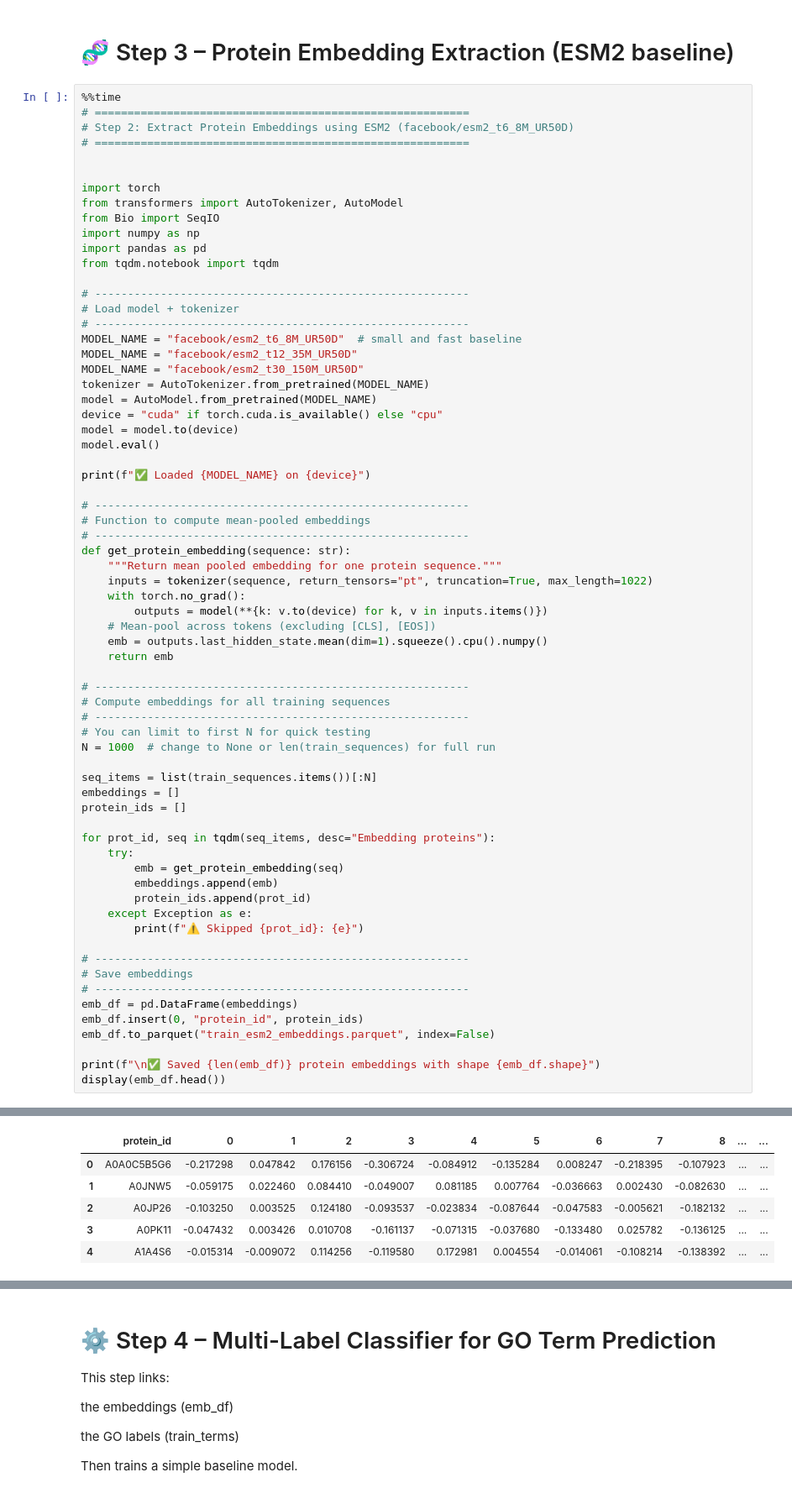
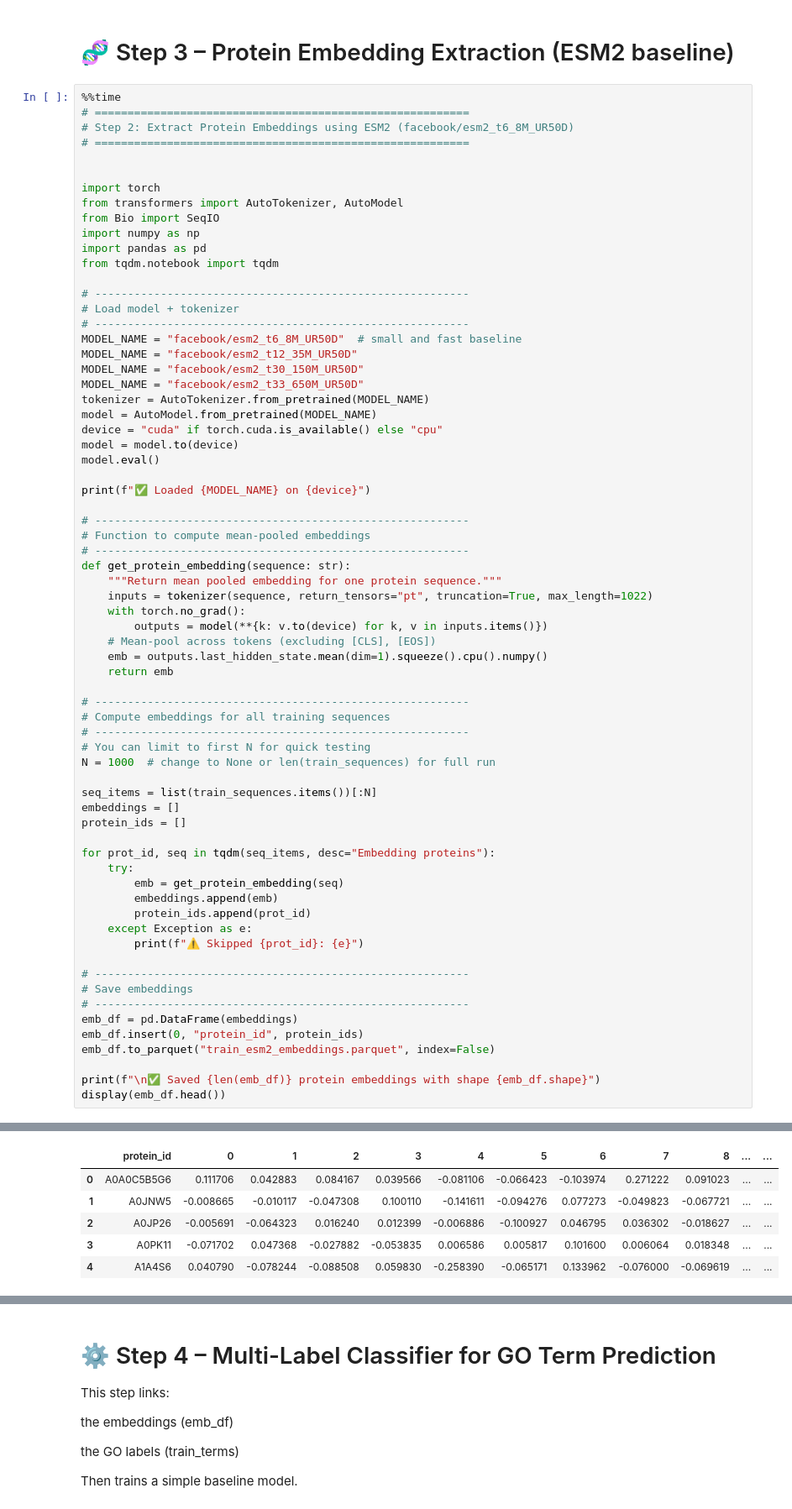
Before and after one commit to dalloliogm/kaggle_competitions, a Jupyter notebook: cafa6-v8-gpu-baseline-esm2-8m.ipynb, the cells around one changed output, grey strips where cells are left out. Shown at 84% size. Drawn from its saved outputs; the diff is of its cells as text.

```diff
--- a/cafa6-v8-gpu-baseline-esm2-8m.ipynb
+++ b/cafa6-v8-gpu-baseline-esm2-8m.ipynb
@@ -303,6 +303,7 @@ from tqdm.notebook import tqdm
 MODEL_NAME = "facebook/esm2_t6_8M_UR50D"  # small and fast baseline
 MODEL_NAME = "facebook/esm2_t12_35M_UR50D"
 MODEL_NAME = "facebook/esm2_t30_150M_UR50D"
+MODEL_NAME = "facebook/esm2_t33_650M_UR50D"
 tokenizer = AutoTokenizer.from_pretrained(MODEL_NAME)
 model = AutoModel.from_pretrained(MODEL_NAME)
 device = "cuda" if torch.cuda.is_available() else "cpu"
@@ -362,6 +363,6 @@ You should probably TRAIN this model on a down-stream task to be able to use it
 |  | protein_id | 0 | 1 | 2 | 3 | 4 | 5 | 6 | 7 | 8 | ... | ... |
-| 0 | A0A0C5B5G6 | -0.217298 | 0.047842 | 0.176156 | -0.306724 | -0.084912 | -0.135284 | 0.008247 | -0.218395 | -0.107923 | ... | ... |
-| 1 | A0JNW5 | -0.059175 | 0.022460 | 0.084410 | -0.049007 | 0.081185 | 0.007764 | -0.036663 | 0.002430 | -0.082630 | ... | ... |
-| 2 | A0JP26 | -0.103250 | 0.003525 | 0.124180 | -0.093537 | -0.023834 | -0.087644 | -0.047583 | -0.005621 | -0.182132 | ... | ... |
-| 3 | A0PK11 | -0.047432 | 0.003426 | 0.010708 | -0.161137 | -0.071315 | -0.037680 | -0.133480 | 0.025782 | -0.136125 | ... | ... |
-| 4 | A1A4S6 | -0.015314 | -0.009072 | 0.114256 | -0.119580 | 0.172981 | 0.004554 | -0.014061 | -0.108214 | -0.138392 | ... | ... |
+| 0 | A0A0C5B5G6 | 0.111706 | 0.042883 | 0.084167 | 0.039566 | -0.081106 | -0.066423 | -0.103974 | 0.271222 | 0.091023 | ... | ... |
+| 1 | A0JNW5 | -0.008665 | -0.010117 | -0.047308 | 0.100110 | -0.141611 | -0.094276 | 0.077273 | -0.049823 | -0.067721 | ... | ... |
+| 2 | A0JP26 | -0.005691 | -0.064323 | 0.016240 | 0.012399 | -0.006886 | -0.100927 | 0.046795 | 0.036302 | -0.018627 | ... | ... |
+| 3 | A0PK11 | -0.071702 | 0.047368 | -0.027882 | -0.053835 | 0.006586 | 0.005817 | 0.101600 | 0.006064 | 0.018348 | ... | ... |
+| 4 | A1A4S6 | 0.040790 | -0.078244 | -0.088508 | 0.059830 | -0.258390 | -0.065171 | 0.133962 | -0.076000 | -0.069619 | ... | ... |
```
Also changed, not shown: parts of 5 cells of this notebook.
